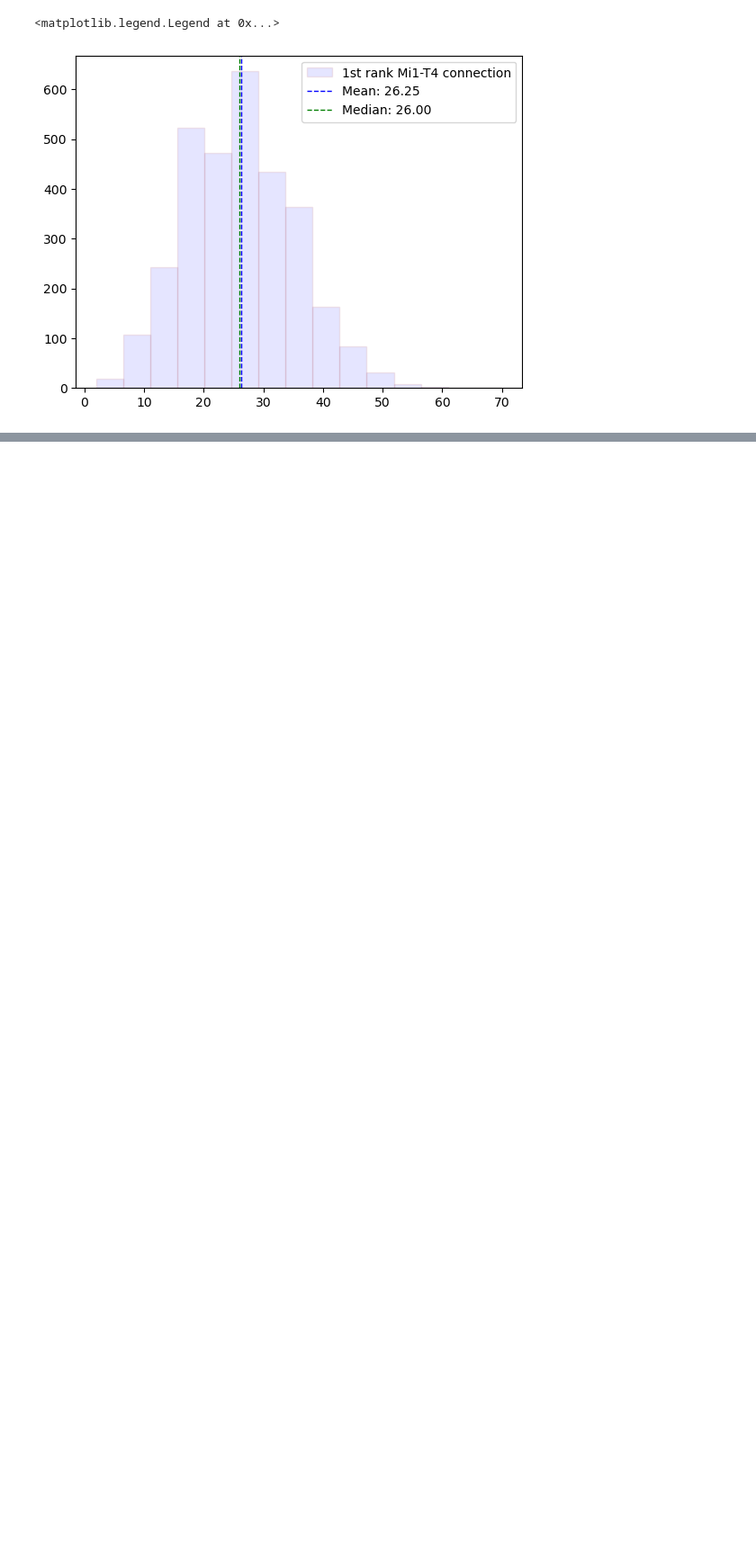
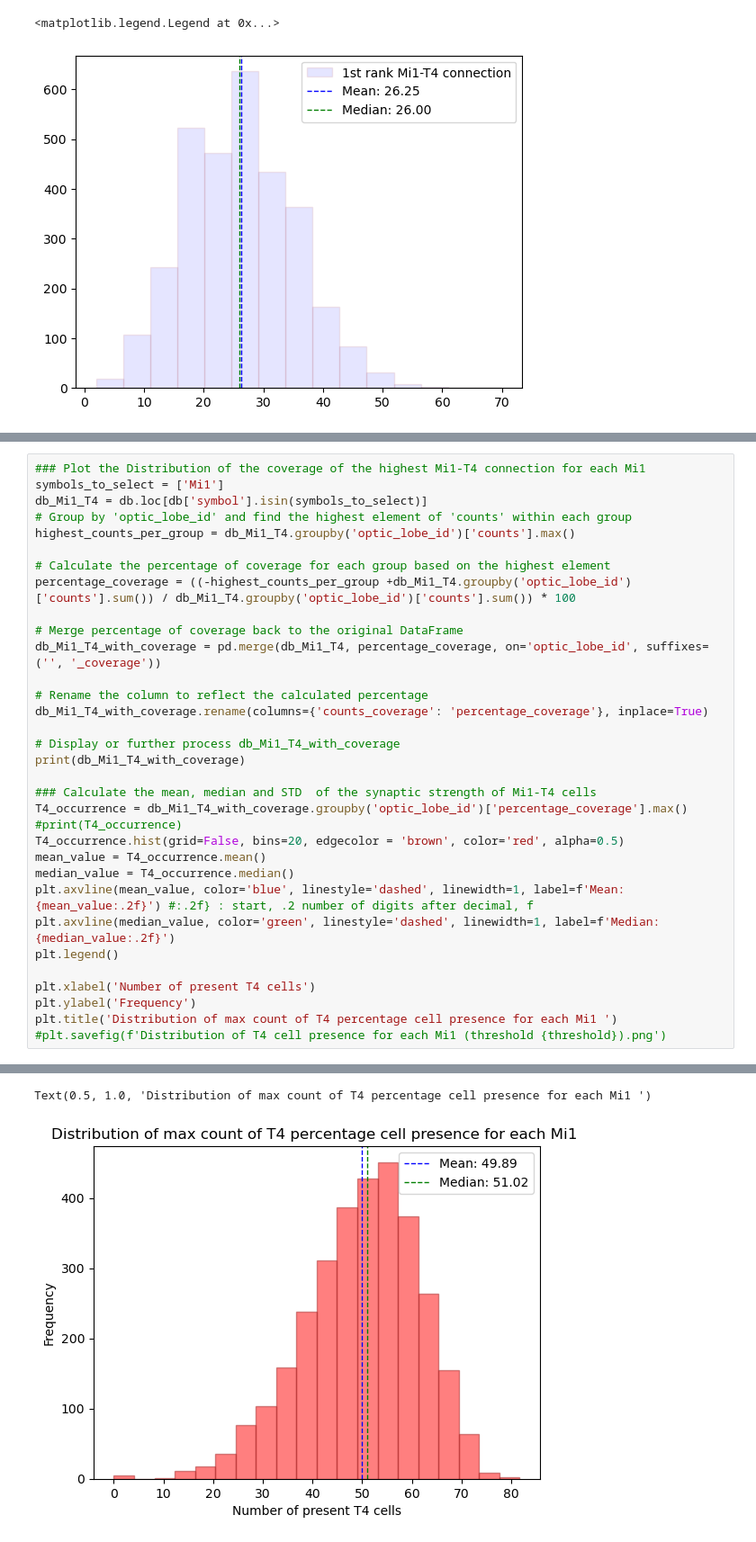
Before and after one commit to mariaioan/T4-connectome-analysis, a Jupyter notebook: proofreading-tables/figure_1.ipynb, the cells around one changed output, grey strips where cells are left out. Shown: that part at 90% size. Cells and saved outputs as stored; diff of their text form; blank space fills up the shorter version.

Commit message:
updates - new code on figure_1

```diff
--- a/proofreading-tables/figure_1.ipynb
+++ b/proofreading-tables/figure_1.ipynb
@@ -245,0 +253,34 @@ plt.legend()
+# %%
+### Plot the Distribution of the coverage of the highest Mi1-T4 connection for each Mi1
+symbols_to_select = ['Mi1']
+db_Mi1_T4 = db.loc[db['symbol'].isin(symbols_to_select)]
+# Group by 'optic_lobe_id' and find the highest element of 'counts' within each group
+highest_counts_per_group = db_Mi1_T4.groupby('optic_lobe_id')['counts'].max()
+
+# Calculate the percentage of coverage for each group based on the highest element
+percentage_coverage = ((-highest_counts_per_group +db_Mi1_T4.groupby('optic_lobe_id')['counts'].sum()) / db_Mi1_T4.groupby('optic_lobe_id')['counts'].sum()) * 100
+
+# Merge percentage of coverage back to the original DataFrame
+db_Mi1_T4_with_coverage = pd.merge(db_Mi1_T4, percentage_coverage, on='optic_lobe_id', suffixes=('', '_coverage'))
+
+# Rename the column to reflect the calculated percentage
+db_Mi1_T4_with_coverage.rename(columns={'counts_coverage': 'percentage_coverage'}, inplace=True)
+
+# Display or further process db_Mi1_T4_with_coverage
+print(db_Mi1_T4_with_coverage)
+
+### Calculate the mean, median and STD  of the synaptic strength of Mi1-T4 cells
+T4_occurrence = db_Mi1_T4_with_coverage.groupby('optic_lobe_id')['percentage_coverage'].max()
+#print(T4_occurrence)
+T4_occurrence.hist(grid=False, bins=20, edgecolor = 'brown', color='red', alpha=0.5)
+mean_value = T4_occurrence.mean()
+median_value = T4_occurrence.median()
+plt.axvline(mean_value, color='blue', linestyle='dashed', linewidth=1, label=f'Mean: {mean_value:.2f}') #:.2f} : start, .2 number of digits after decimal, f
+plt.axvline(median_value, color='green', linestyle='dashed', linewidth=1, label=f'Median: {median_value:.2f}')
+plt.legend()
+
+plt.xlabel('Number of present T4 cells')
+plt.ylabel('Frequency')
+plt.title('Distribution of max count of T4 percentage cell presence for each Mi1 ')
+#plt.savefig(f'Distribution of T4 cell presence for each Mi1 (threshold {threshold}).png')
+# %% [output]
@@ -245,0 +304,2 @@ plt.legend()
+Text(0.5, 1.0, 'Distribution of max count of T4 percentage cell presence for each Mi1 ')
+[figure, added]
```
Also changed, not shown: parts of 9 cells of this notebook, 9 other files.
